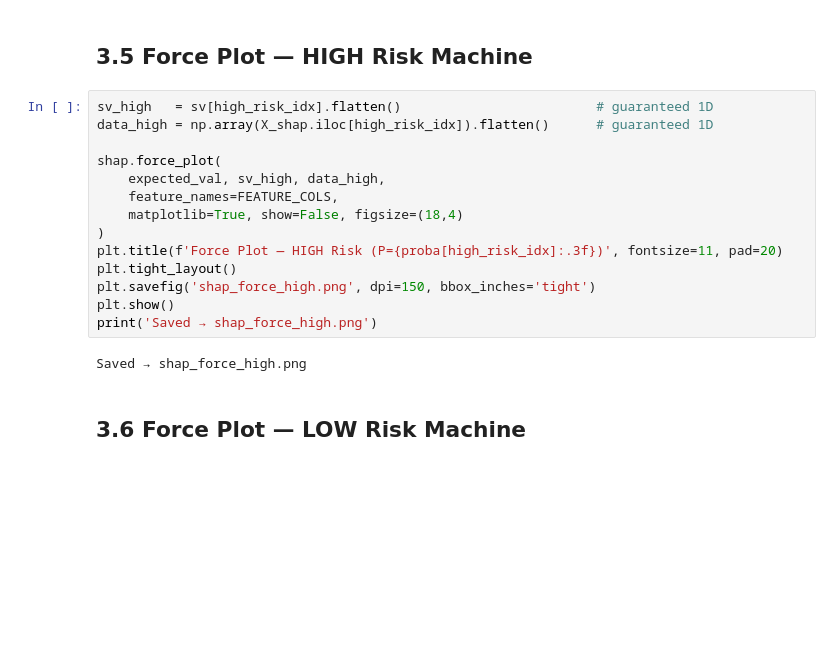
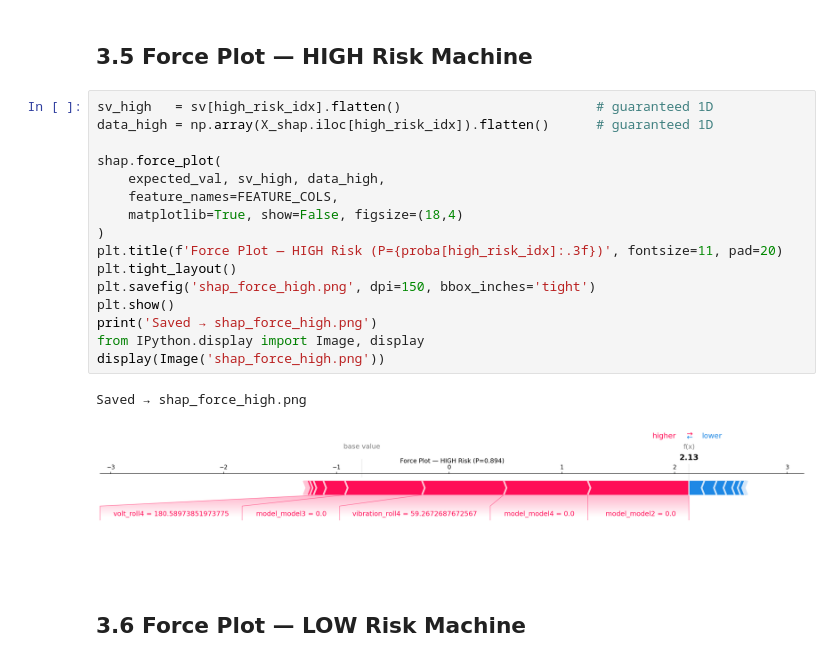
Before and after one commit to sneha-4515/IoT-Predictive-Maintenance-Engine, a Jupyter notebook: Notebooks/FactoryGuard_AI_Week1_to_4.ipynb, the cells around one changed output. Drawn from its saved outputs; the diff is of its cells as text; blank space fills up the shorter version.

```diff
--- a/Notebooks/FactoryGuard_AI_Week1_to_4.ipynb
+++ b/Notebooks/FactoryGuard_AI_Week1_to_4.ipynb
@@ -504,19 +512,22 @@ LOW-risk  → index 1039  | P(failure) = 0.1164
 # %%
 sv_high   = sv[high_risk_idx].flatten()                         # guaranteed 1D
 data_high = np.array(X_shap.iloc[high_risk_idx]).flatten()      # guaranteed 1D
 
 shap.force_plot(
     expected_val, sv_high, data_high,
     feature_names=FEATURE_COLS,
     matplotlib=True, show=False, figsize=(18,4)
 )
 plt.title(f'Force Plot — HIGH Risk (P={proba[high_risk_idx]:.3f})', fontsize=11, pad=20)
 plt.tight_layout()
 plt.savefig('shap_force_high.png', dpi=150, bbox_inches='tight')
 plt.show()
 print('Saved → shap_force_high.png')
+from IPython.display import Image, display
+display(Image('shap_force_high.png'))
 # %% [output]
 Saved → shap_force_high.png
+[figure, added]
 # %% [markdown]
 ## 3.6 Force Plot — LOW Risk Machine
 # %%
```
Also changed, not shown: parts of 12 cells of this notebook.
